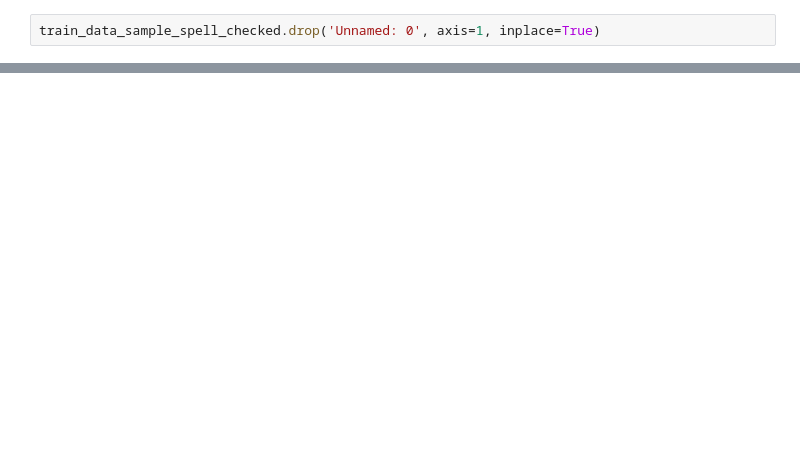
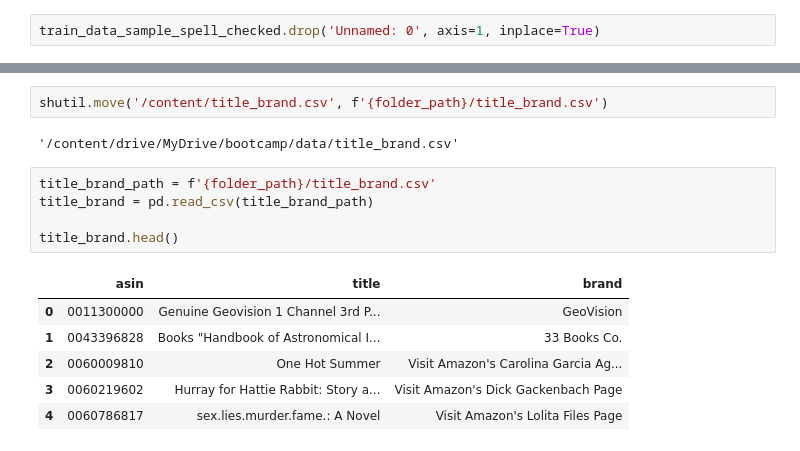
Before and after one commit to ahmadmolla1995/Quera_Bootcamp_Final_Project, a Jupyter notebook: Question2/Sentiment Analysis/Untitled5.ipynb, the cells around one changed output, grey strips where cells are left out. Drawn from its saved outputs; the diff is of its cells as text; blank space fills up the shorter version.

```diff
--- a/Question2/Sentiment Analysis/Untitled5.ipynb
+++ b/Question2/Sentiment Analysis/Untitled5.ipynb
@@ -386,0 +476,16 @@ train_data_sample_spell_checked.drop('Unnamed: 0', axis=1, inplace=True)
+# %%
+shutil.move('/content/title_brand.csv', f'{folder_path}/title_brand.csv')
+# %% [output]
+'/content/drive/MyDrive/bootcamp/data/title_brand.csv'
+# %%
+title_brand_path = f'{folder_path}/title_brand.csv'
+title_brand = pd.read_csv(title_brand_path)
+
+title_brand.head()
+# %% [output]
+|  | asin | title | brand |
+| 0 | 0011300000 | Genuine Geovision 1 Channel 3rd P... | GeoVision |
+| 1 | 0043396828 | Books "Handbook of Astronomical I... | 33 Books Co. |
+| 2 | 0060009810 | One Hot Summer | Visit Amazon's Carolina Garcia Ag... |
+| 3 | 0060219602 | Hurray for Hattie Rabbit: Story a... | Visit Amazon's Dick Gackenbach Page |
+| 4 | 0060786817 | sex.lies.murder.fame.: A Novel | Visit Amazon's Lolita Files Page |
```
Also changed, not shown: parts of 22 cells of this notebook, 1 other file.
